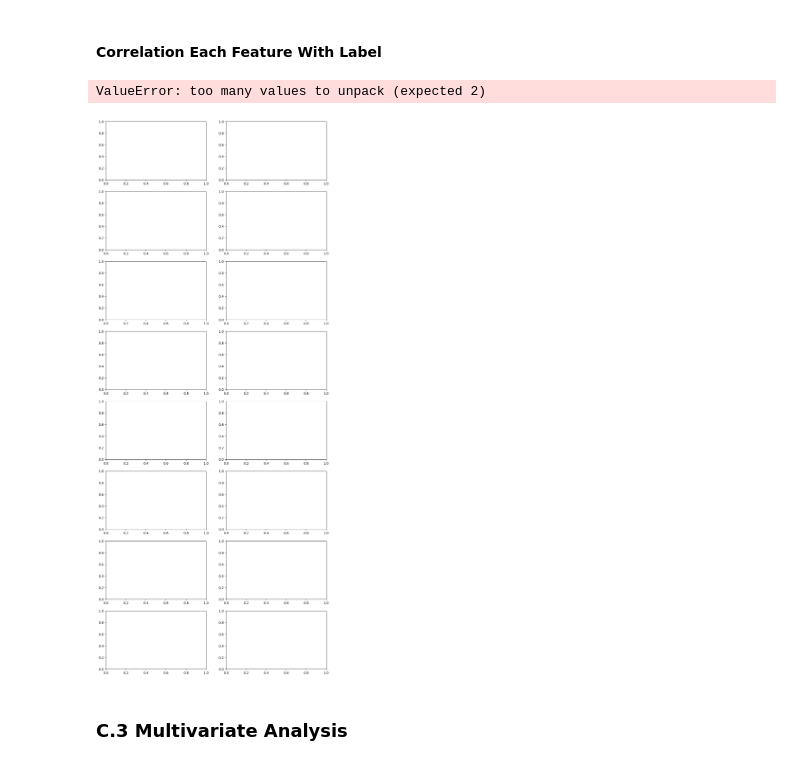
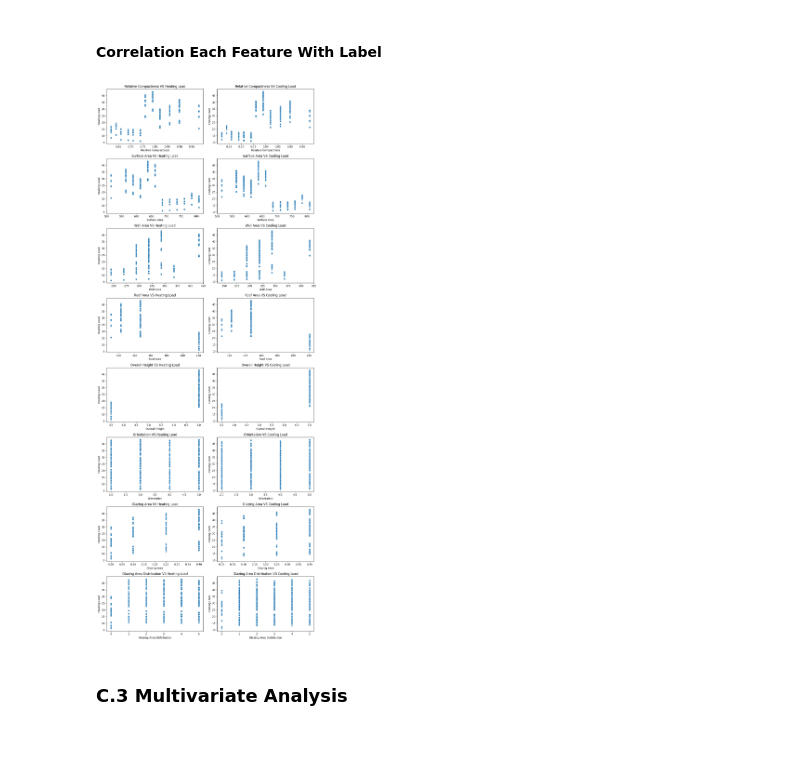
Before and after one commit to HablSank/1Day-1Dataset_MachineLearningProject, a Jupyter notebook: Day-10/Multivariate Regression (Energy Efficiency)/energy_efficiency.ipynb, the cells around one changed output. Drawn from its saved outputs; the diff is of its cells as text; code cells hidden in the pictures.

```diff
--- a/Day-10/Multivariate Regression (Energy Efficiency)/energy_efficiency.ipynb
+++ b/Day-10/Multivariate Regression (Energy Efficiency)/energy_efficiency.ipynb
@@ -190,25 +190,26 @@ Text(0.5, 1.0, 'Cooling Load Distributions')
 # %% [markdown]
 #### Correlation Each Feature With Label
 # %%
-features = []
+features = ['Relative Compactness', 'Surface Area', 'Wall Area', 'Roof Area', 'Overall Height',
+            'Orientation', 'Glazing Area','Glazing Area Distribution']
+
 fig, axes = plt.subplots(8, 2, figsize=(12, 30))
 
-for i, col in df_clean:
-    sns.scatterplot(x=df_clean[col], y=['Heating Load'], ax=axes[i, 0])
+for i, col in enumerate(features):
+    sns.scatterplot(x=df_clean[col], y=df_clean['Heating Load'], ax=axes[i, 0])
     axes[i, 0].set_title(f'{col} VS Heating Load')
     axes[i, 0].set_xlabel(f'{col}')
     axes[i, 0].set_ylabel('Heating Load')
 
-    sns.scatterplot(x=df_clean[col], y=['Cooling Load'], ax=axes[i, 1])
+    sns.scatterplot(x=df_clean[col], y=df_clean['Cooling Load'], ax=axes[i, 1])
     axes[i, 1].set_title(f'{col} VS Cooling Load')
     axes[i, 1].set_xlabel(f'{col}')
     axes[i, 1].set_ylabel('Cooling Load')
 
 plt.tight_layout()
 plt.show()
 # %% [output]
-ValueError: too many values to unpack (expected 2)
-[figure, old version]
+[figure, new version]
 # %% [markdown]
 ### C.3 Multivariate Analysis
 # %%
```
